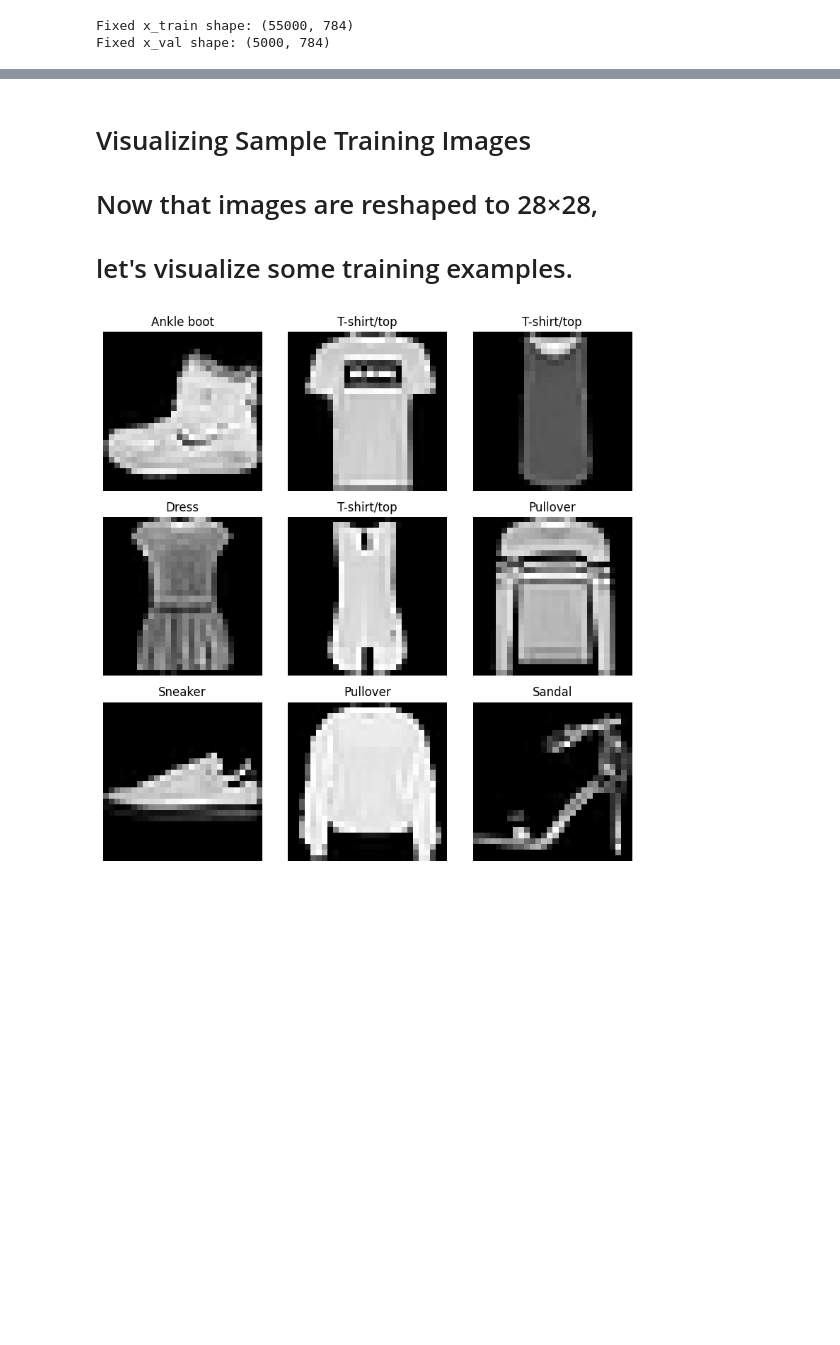
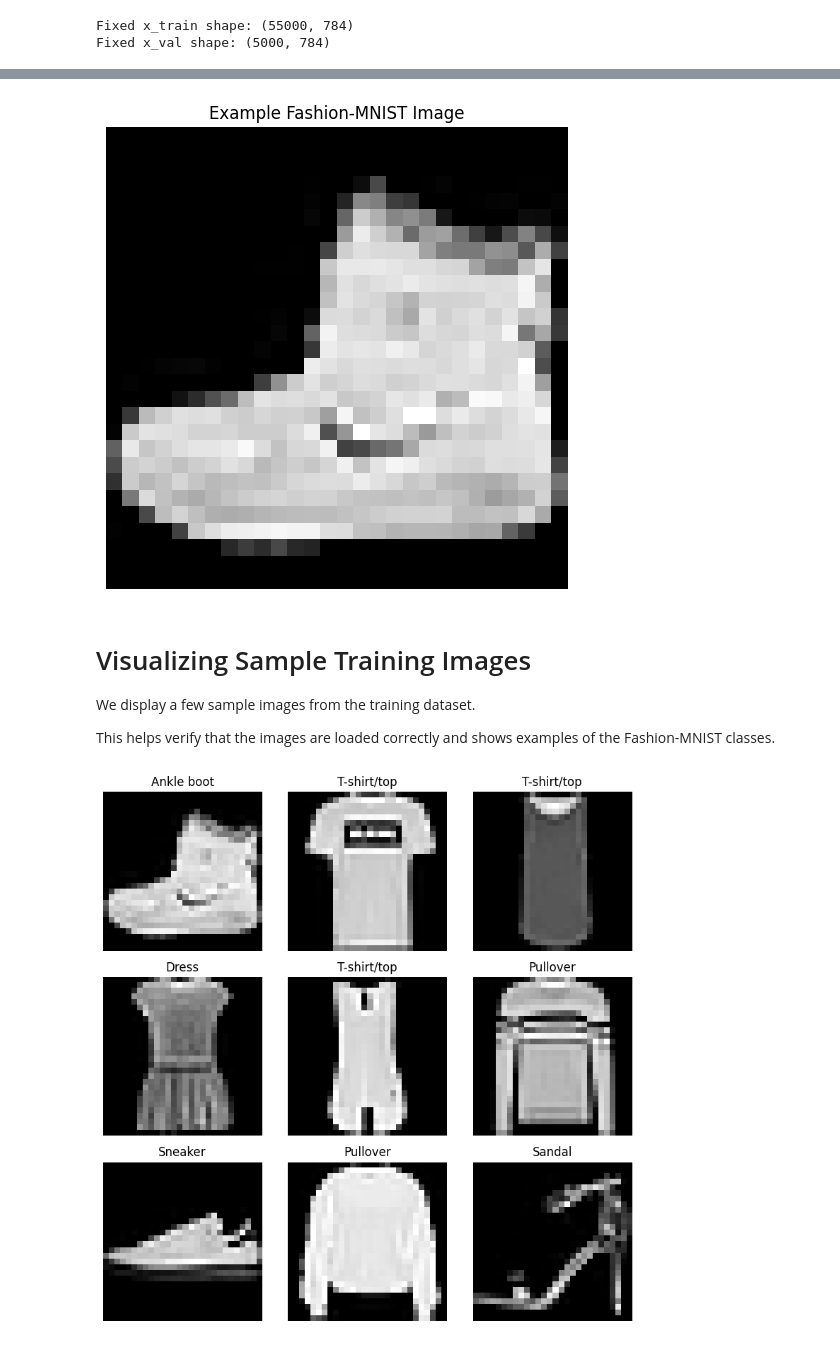
Before and after one commit to aroraneel/CNN-Project, a Jupyter notebook: Deep Convolutional Neural Network for Fashion-MNIST Image Classification/project.ipynb, the cells around one changed output, grey strips where cells are left out. Saved outputs shown, nothing was run; the diff lists cells and outputs as text; code cells hidden in the pictures; blank space fills up the shorter version.

```diff
--- a/Deep Convolutional Neural Network for Fashion-MNIST Image Classification/project.ipynb
+++ b/Deep Convolutional Neural Network for Fashion-MNIST Image Classification/project.ipynb
@@ -81,5 +133,19 @@ x_test = x_test.reshape(-1,28,28,1)
+# %%
+# Display a single example image
+
+import matplotlib.pyplot as plt
+
+plt.figure(figsize=(6,6))
+plt.imshow(x_train[0].reshape(28,28), cmap="gray")
+plt.title("Example Fashion-MNIST Image")
+plt.axis("off")
+plt.show()
+# %% [output]
+[figure, added]
 # %% [markdown]
 # Visualizing Sample Training Images
-# Now that images are reshaped to 28×28,
-# let's visualize some training examples.
+
+We display a few sample images from the training dataset.
+
+This helps verify that the images are loaded correctly and shows examples of the Fashion-MNIST classes.
 # %%
```
Also changed, not shown: parts of 60 cells of this notebook, 1 other file.
